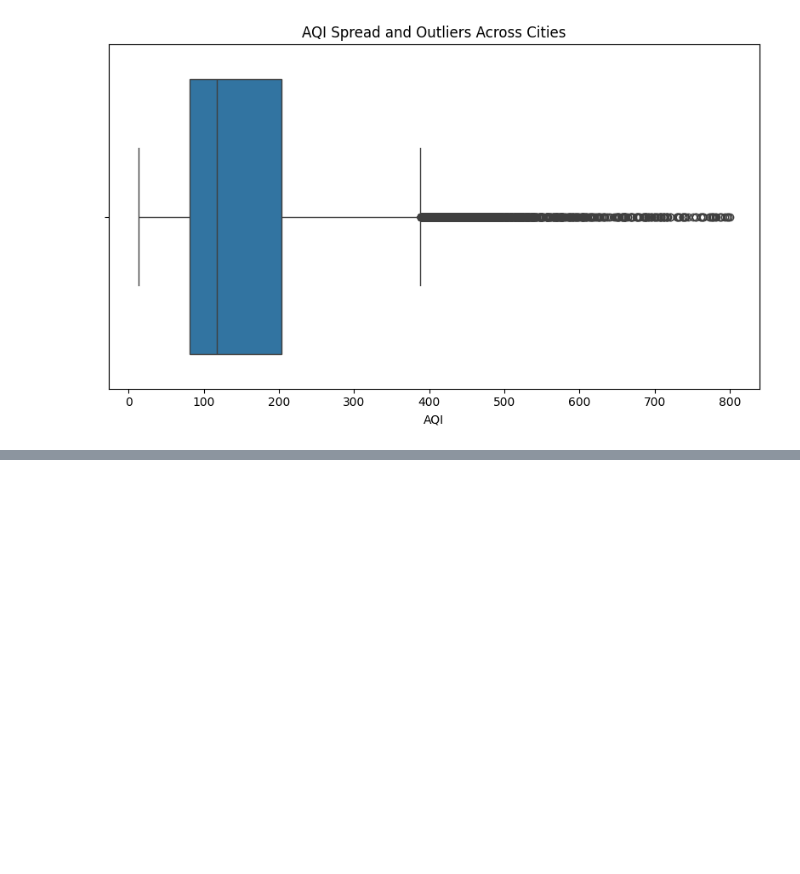
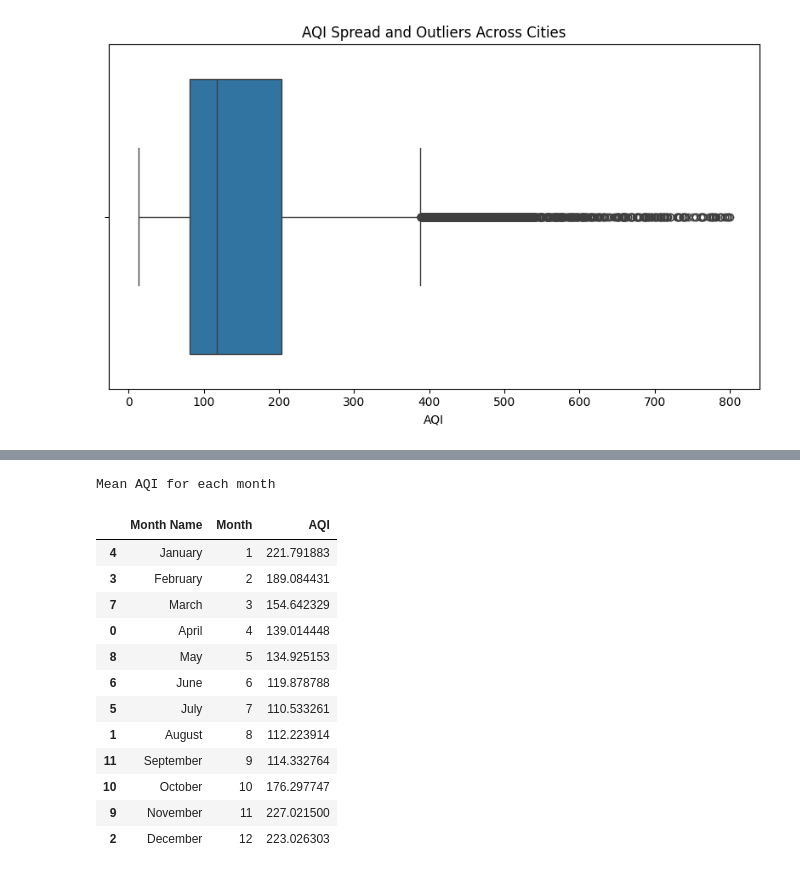
Before and after one commit to aimee-joseph/ML-Lab-2547204, a Jupyter notebook: Lab 2.ipynb, the cells around one changed output, grey strips where cells are left out. Cells and saved outputs as stored; diff of their text form; code cells hidden in the pictures; blank space fills up the shorter version.

```diff
--- a/Lab 1.ipynb
+++ b/Lab 2.ipynb
@@ -409,0 +500,20 @@ plt.show()
+# %%
+monthly_aqi = city_day_clean_treated.groupby(['Month Name', 'Month'])['AQI'].mean().reset_index()
+print("Mean AQI for each month")
+monthly_aqi = monthly_aqi.sort_values('Month')
+monthly_aqi
+# %% [output]
+Mean AQI for each month
+|  | Month Name | Month | AQI |
+| 4 | January | 1 | 221.791883 |
+| 3 | February | 2 | 189.084431 |
+| 7 | March | 3 | 154.642329 |
+| 0 | April | 4 | 139.014448 |
+| 8 | May | 5 | 134.925153 |
+| 6 | June | 6 | 119.878788 |
+| 5 | July | 7 | 110.533261 |
+| 1 | August | 8 | 112.223914 |
+| 11 | September | 9 | 114.332764 |
+| 10 | October | 10 | 176.297747 |
+| 9 | November | 11 | 227.021500 |
+| 2 | December | 12 | 223.026303 |
```
Also changed, not shown: parts of 22 cells of this notebook.
